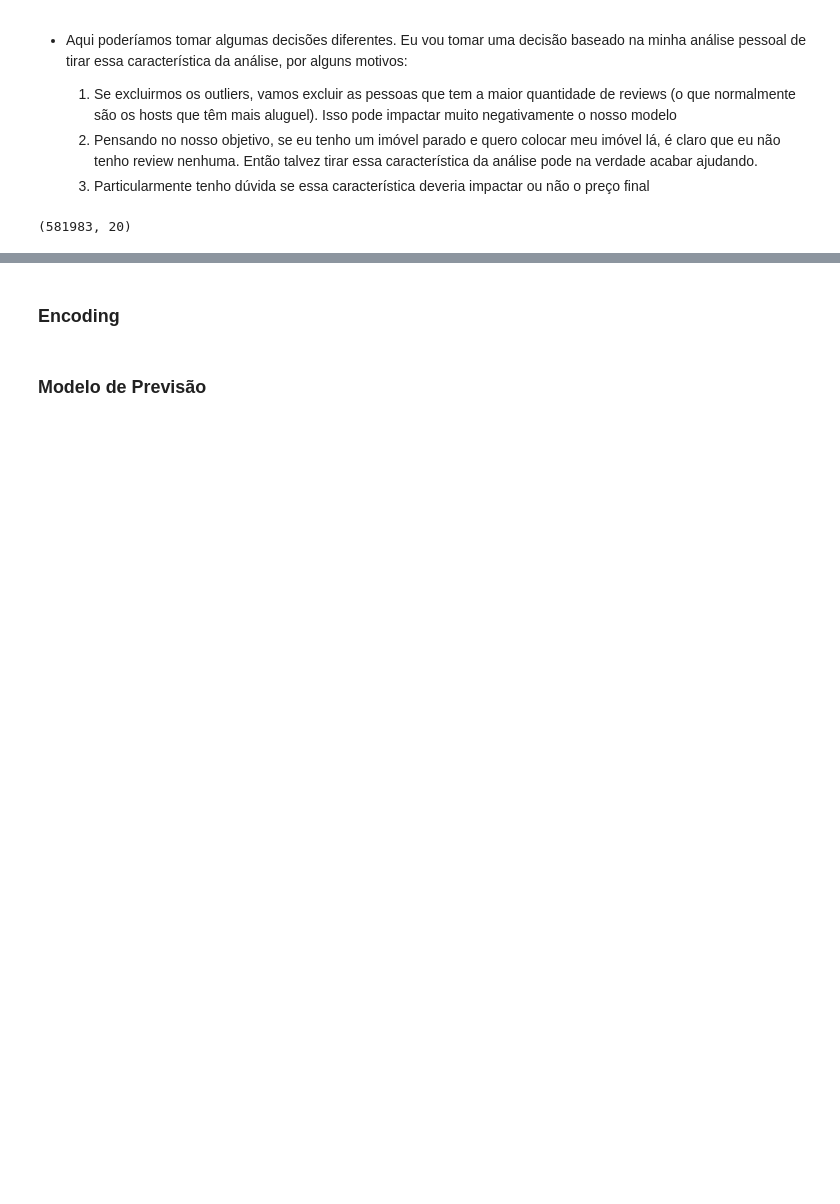
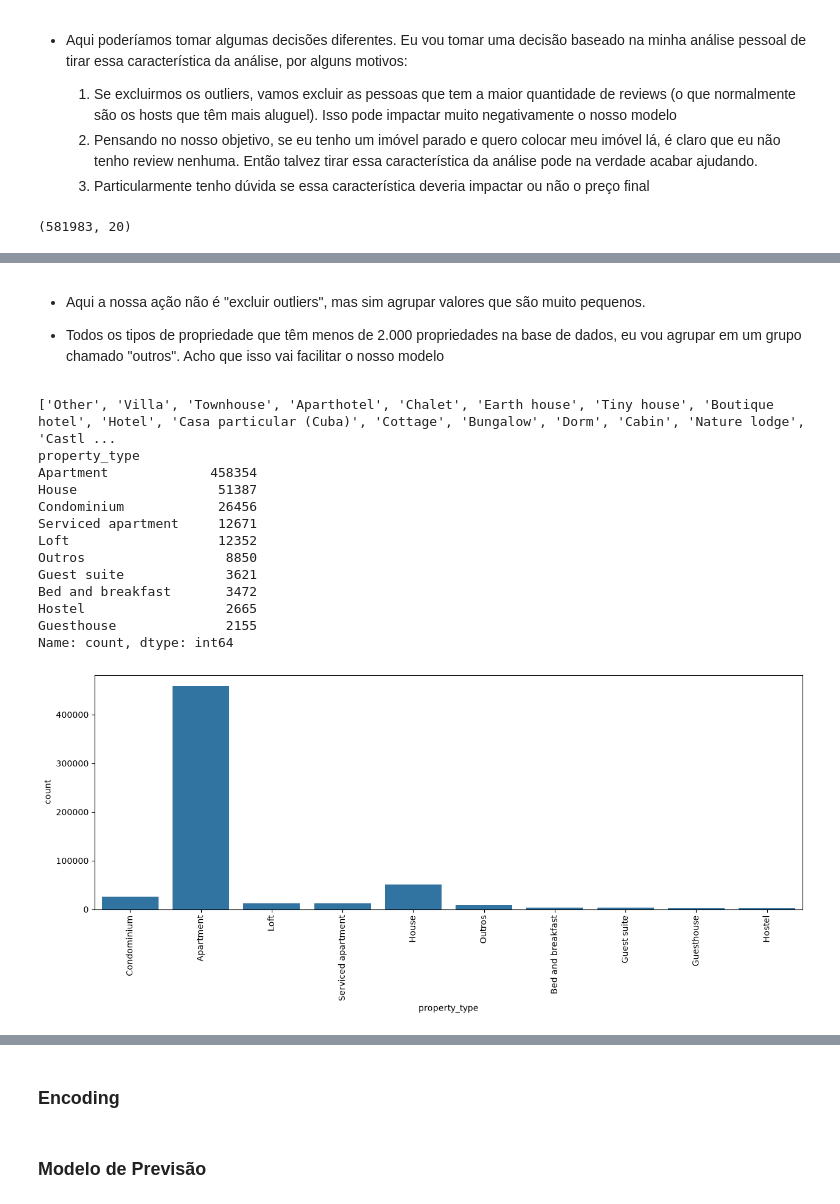
Before and after one commit to matheusgomes2020/An-lise-Airbnb-Rio, a Jupyter notebook: previsao_Airbnb_Rio.ipynb, the cells around one changed output, grey strips where cells are left out. Drawn from its saved outputs; the diff is of its cells as text; code cells hidden in the pictures; blank space fills up the shorter version.

```diff
--- a/previsao_Airbnb_Rio.ipynb
+++ b/previsao_Airbnb_Rio.ipynb
@@ -495,0 +532,35 @@ base_airbnb.shape
+# %% [markdown]
+- Aqui a nossa ação não é "excluir outliers", mas sim agrupar valores que são muito pequenos.
+
+- Todos os tipos de propriedade que têm menos de 2.000 propriedades na base de dados, eu vou agrupar em um grupo chamado "outros". Acho que isso vai facilitar o nosso modelo
+# %%
+tabela_tipos_casa = base_airbnb["property_type"].value_counts()
+colunas_agrupar = []
+
+for tipo in tabela_tipos_casa.index:
+    if tabela_tipos_casa[tipo] < 2000:
+        colunas_agrupar.append(tipo)
+print(colunas_agrupar)
+
+for tipo in colunas_agrupar:
+    base_airbnb.loc[base_airbnb["property_type"]==tipo, "property_type"] = "Outros"
+
+plt.figure(figsize=(15, 5))
+grafico = sns.countplot(x='property_type', data=base_airbnb)
+grafico.tick_params(axis='x', rotation=90)
+print(base_airbnb['property_type'].value_counts())
+# %% [output]
+['Other', 'Villa', 'Townhouse', 'Aparthotel', 'Chalet', 'Earth house', 'Tiny house', 'Boutique hotel', 'Hotel', 'Casa particular (Cuba)', 'Cottage', 'Bungalow', 'Dorm', 'Cabin', 'Nature lodge', 'Castl ...
+property_type
+Apartment             458354
+House                  51387
+Condominium            26456
+Serviced apartment     12671
+Loft                   12352
+Outros                  8850
+Guest suite             3621
+Bed and breakfast       3472
+Hostel                  2665
+Guesthouse              2155
+Name: count, dtype: int64
+[figure, added]
```
Also changed, not shown: parts of 19 cells of this notebook.
